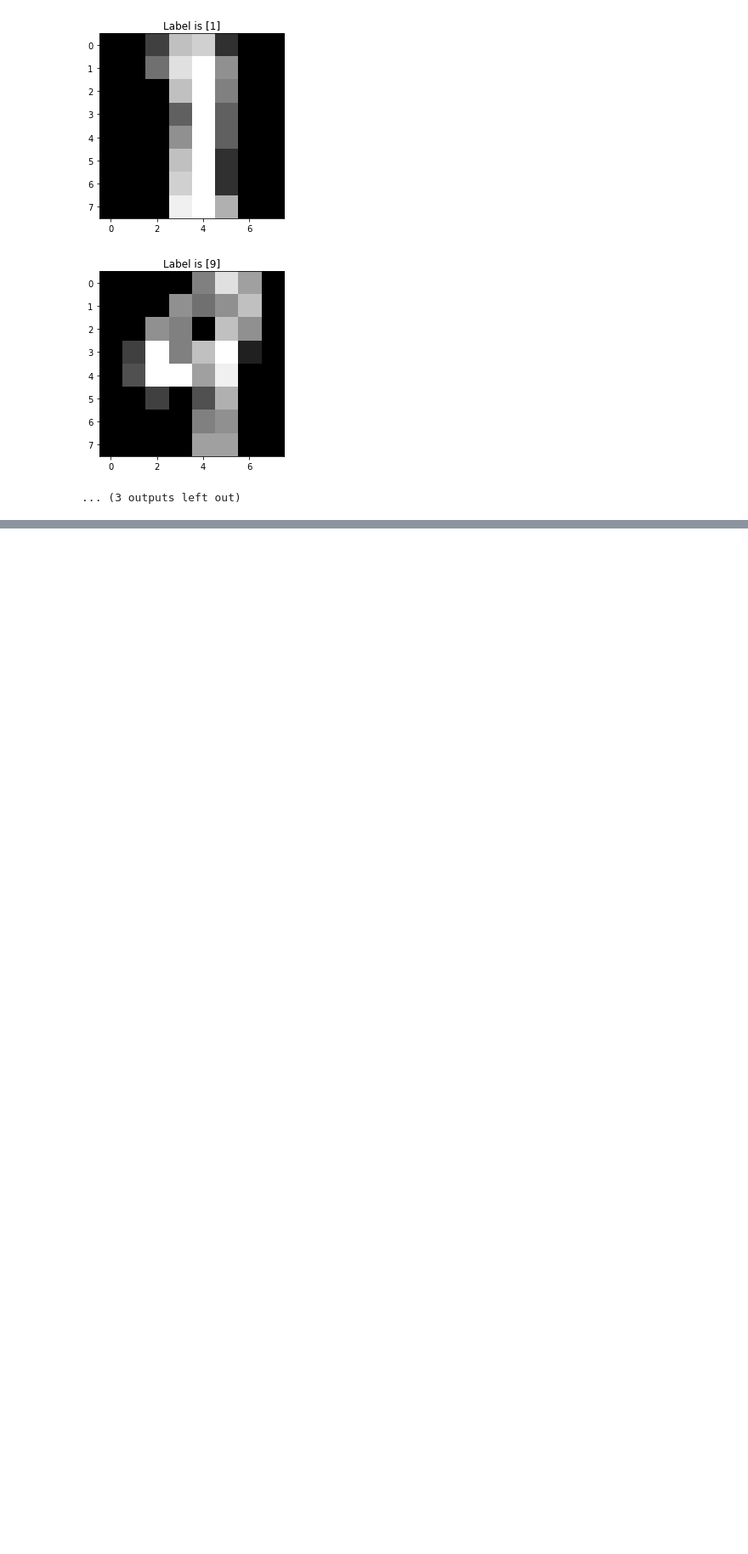
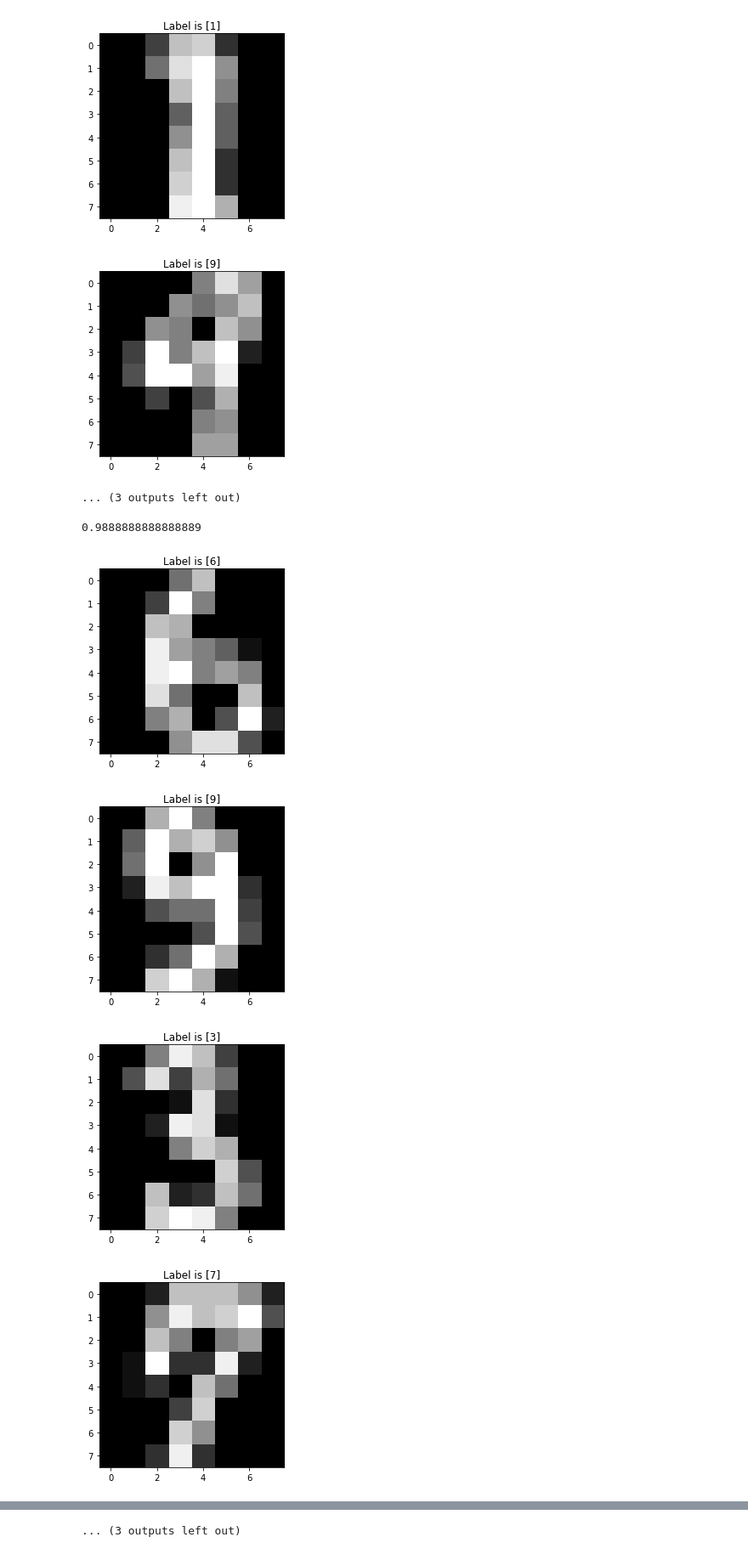
Before and after one commit to 9231058/ML-Homework, a Jupyter notebook: HW-2/p2/P2.ipynb, the cells around one changed output, grey strips where cells are left out. Shown at 85% size. Cells and saved outputs as stored; diff of their text form; code cells hidden in the pictures; blank space fills up the shorter version.

```diff
--- a/HW-2/p2/P2.ipynb
+++ b/HW-2/p2/P2.ipynb
@@ -16,7 +16,9 @@ X_train, X_learn, y_train, y_learn = train_test_split(
 Here we train the KNN model with train set then optimize it based on learn set.
 # %%
 from sklearn.neighbors import KNeighborsClassifier
-neigh = KNeighborsClassifier(n_neighbors=5, metric='minkowski')
+from sklearn.metrics import accuracy_score
+
+neigh = KNeighborsClassifier(n_neighbors=5, metric='minkowski', p=1)
 neigh.fit(X_train, y_train)
-neigh.score(X_learn, y_learn)
+accuracy_score(neigh.predict(X_learn), y_learn)
 # %% [output]
@@ -50,3 +52,30 @@ for x in X_test[:15]:
 [figure]
 [figure]
 ... (3 outputs left out)
+# %%
+from knn import KNN
+from sklearn.metrics import accuracy_score
+
+mneigh = KNN(k=5)
+mneigh.fit(X_train, y_train)
+accuracy_score(mneigh.predict(X_learn), y_learn)
+# %% [output]
+0.9888888888888889
+# %%
+import numpy as np
+import matplotlib.pyplot as plt
+%matplotlib inline
+
+for x in X_test[:15]:
+    pixels = x
+    pixels = np.array(pixels, dtype='uint8')
+    pixels = pixels.reshape((8, 8))
+
+    plt.title('Label is {label}'.format(label=mneigh.predict([x])))
+    plt.imshow(pixels, cmap='gray')
+    plt.show()
+# %% [output]
+[figure, added]
+[figure, added]
+[figure, added]
+[figure, added]
@@ -52,0 +90 @@ for x in X_test[:15]:
+... (3 outputs left out)
```
Also changed, not shown: parts of 2 cells of this notebook, 1 other file.
